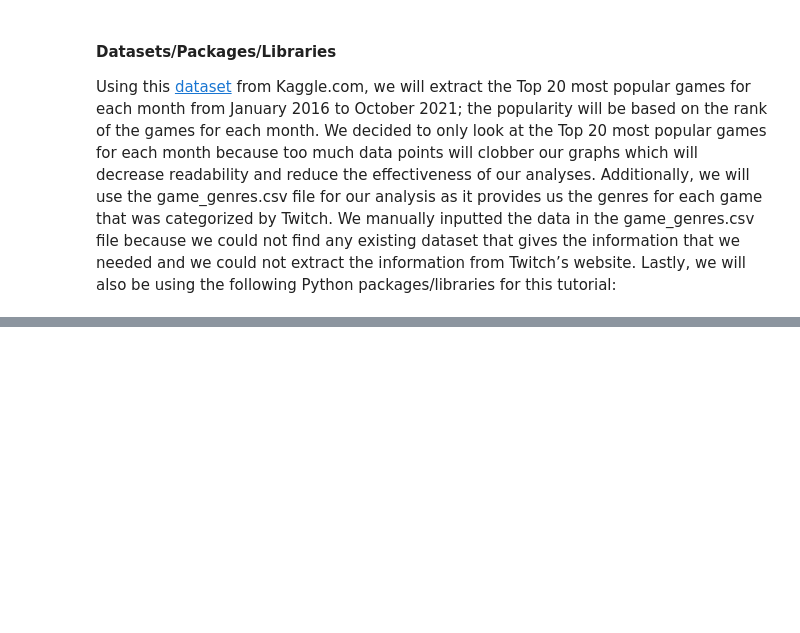
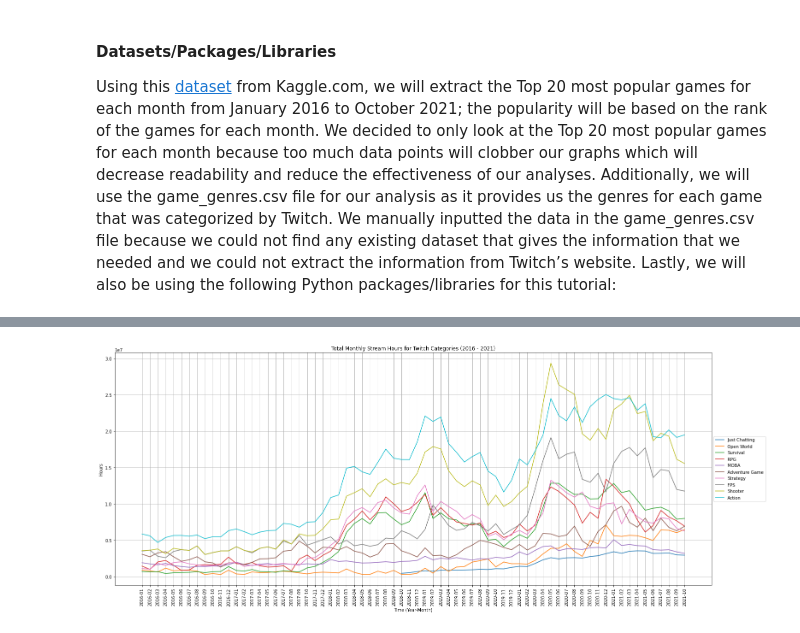
Before and after one commit to 99atran/twitch_game_trends_2016_to_2021, a Jupyter notebook: tutorial.ipynb, the cells around one changed output, grey strips where cells are left out. Saved outputs shown, nothing was run; the diff lists cells and outputs as text; code cells hidden in the pictures; blank space fills up the shorter version.

```diff
--- a/tutorial.ipynb
+++ b/tutorial.ipynb
@@ -453,0 +261,27 @@ our analysis shows that you should play these genres.
+# %%
+# Grab the top 10 genres
+top_10_genres = [g[0] for g in genre_chunks[2]]
+
+# Plotting the line graph
+plt.figure(figsize=(25,10))
+
+for genre in top_10_genres:
+    data_by_genre = data.loc[data["Genre"].str.contains(genre)]
+    grouped = data_by_genre.groupby(["Date"])["Hours_Streamed"].sum().reset_index()
+
+    stream_data = dates_df.merge(grouped, how='left', on='Date')
+
+    plt.plot_date(
+        stream_data['Date'],
+        stream_data['Hours_Streamed'],
+        fmt='-',
+        label=genre)
+
+plt.legend(loc='center left', bbox_to_anchor=(1, 0.5))
+plt.xticks(rotation = 90)
+plt.title("Total Monthly Stream Hours for Twitch Categories (2016 - 2021)")
+plt.xlabel("Time (Year-Month)")
+plt.ylabel("Hours")
+plt.grid()
+# %% [output]
+[figure, added]
```
Also changed, not shown: parts of 42 cells of this notebook, 1 other file.
